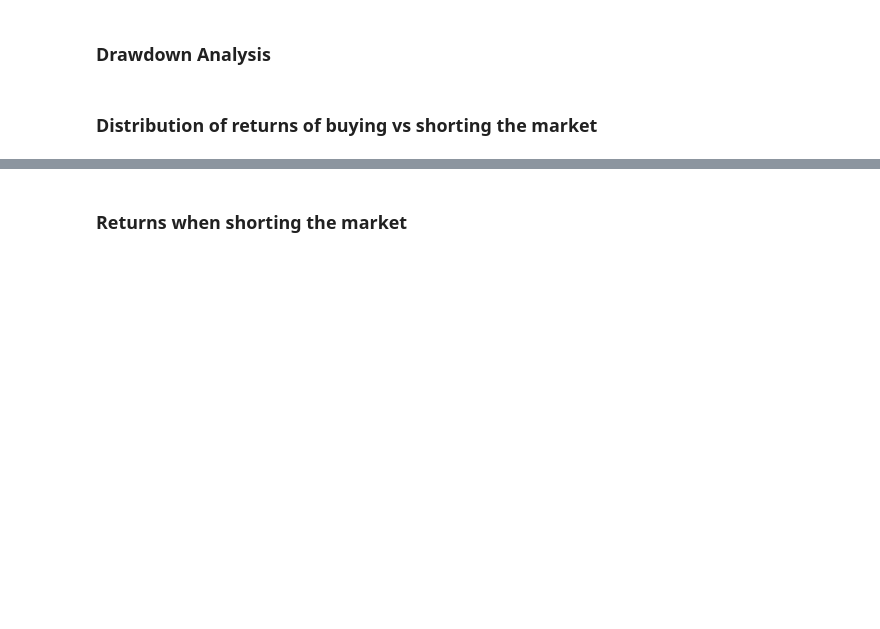
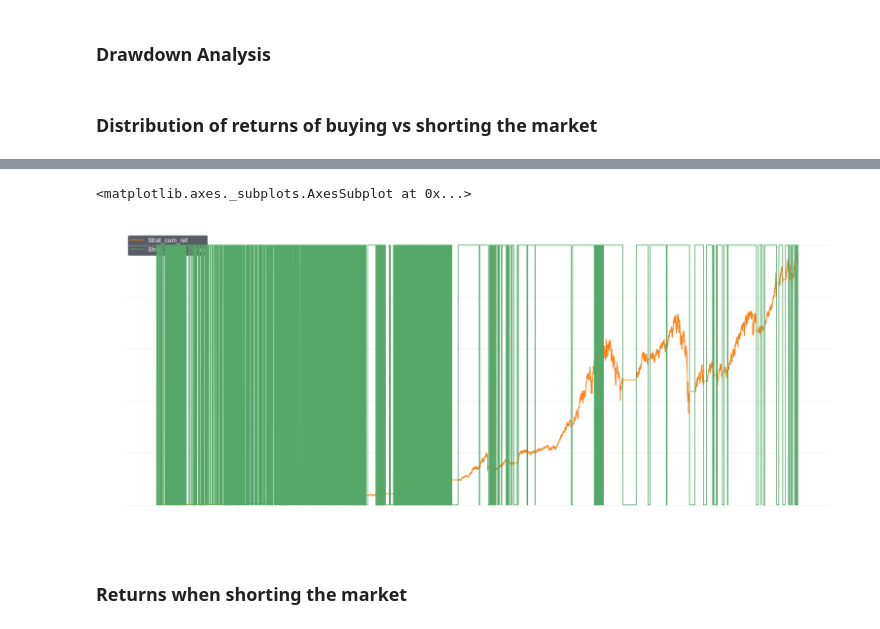
Before and after one commit to scastellanog/Walk-forward-optimization, a Jupyter notebook: Analysis.ipynb, the cells around one changed output, grey strips where cells are left out. Drawn from its saved outputs; the diff is of its cells as text; code cells hidden in the pictures; blank space fills up the shorter version.

```diff
--- a/Analysis.ipynb
+++ b/Analysis.ipynb
@@ -164,21 +182,24 @@ groups.get_group(0)['Strat_daily_ret'].plot(kind='hist', bins=bins, figsize=(14,
 # %%
 ini_equity = 100
-df_short = results_df.loc[: ,['Close', 'Market_daily_ret', 'Strat_position', 'Costs']].copy()
+df_short = df.loc[: ,['Close', 'Market_daily_ret', 'Strat_position', 'Costs']].copy()
 df_short['Strat_position'].replace({-1:0}, inplace=True)
 df_short['Costs'] = df_short['Costs'].div(2)
 
 first_day = str(df_short.index.min())
 
 
 df_short['Strat_daily_ret'] = df_short['Market_daily_ret'].mul(df_short['Strat_position'].shift(1).fillna(0)).sub(df_short['Costs'])
 
 df_short['Market_cum_ret'] = df_short['Market_daily_ret'].add(1).cumprod().mul(ini_equity)
 df_short['Strat_cum_ret'] = df_short['Strat_daily_ret'].add(1).cumprod().mul(ini_equity)
 df_short.loc[first_day, 'Market_cum_ret'] = ini_equity + df_short.loc[first_day, 'Market_daily_ret'] * ini_equity
 df_short.loc[first_day, 'Strat_cum_ret'] = ini_equity + df_short.loc[first_day,'Strat_daily_ret'] * ini_equity
 
 #df_short['1976-06-22':'1976-06']
 df_short[['Strat_cum_ret', 'Strat_position']].plot(secondary_y=['Strat_position'], title='Strategy Postition and costs', color=['tab:orange', 'g'])
+# %% [output]
+<matplotlib.axes._subplots.AxesSubplot at 0x...>
+[figure, added]
 # %% [markdown]
 ### Returns when shorting the market
 # %%
```
Also changed, not shown: parts of 4 cells of this notebook, 4 other files.
